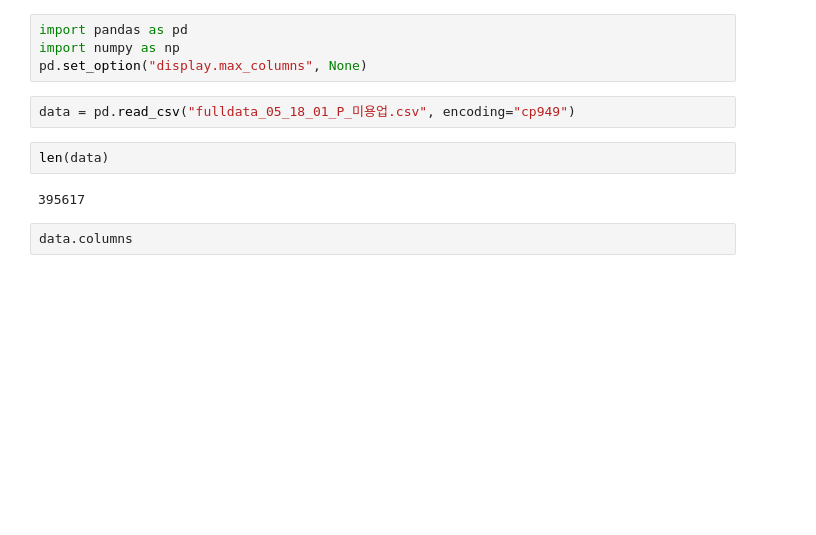
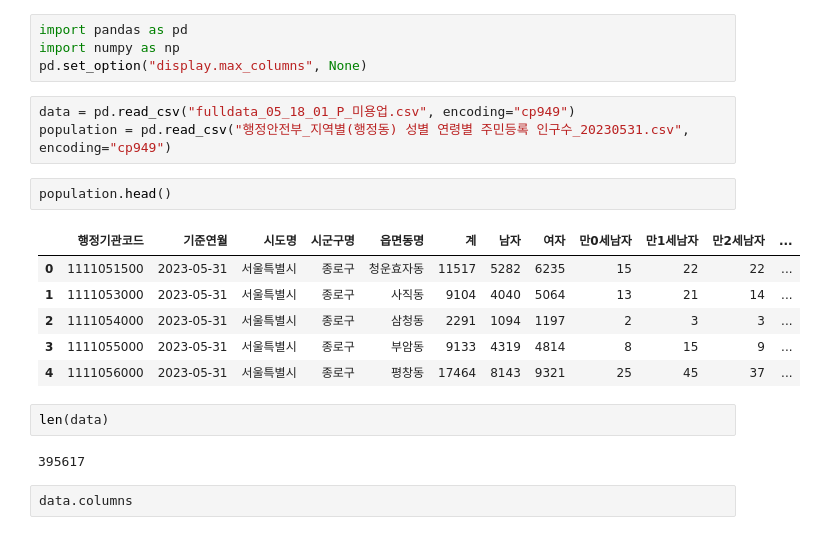
Before and after one commit to explainpark101/KU-UNEP-endterm, a Jupyter notebook: 전국미용업데이터.ipynb, the cells around one changed output. Cells and saved outputs as stored; diff of their text form; blank space fills up the shorter version.

```diff
--- a/전국미용업데이터.ipynb
+++ b/전국미용업데이터.ipynb
@@ -4,6 +4,16 @@ import numpy as np
 pd.set_option("display.max_columns", None)
 # %%
 data = pd.read_csv("fulldata_05_18_01_P_미용업.csv", encoding="cp949")
+population = pd.read_csv("행정안전부_지역별(행정동) 성별 연령별 주민등록 인구수_20230531.csv", encoding="cp949")
+# %%
+population.head()
+# %% [output]
+|  | 행정기관코드 | 기준연월 | 시도명 | 시군구명 | 읍면동명 | 계 | 남자 | 여자 | 만0세남자 | 만1세남자 | 만2세남자 | ... |
+| 0 | 1111051500 | 2023-05-31 | 서울특별시 | 종로구 | 청운효자동 | 11517 | 5282 | 6235 | 15 | 22 | 22 | ... |
+| 1 | 1111053000 | 2023-05-31 | 서울특별시 | 종로구 | 사직동 | 9104 | 4040 | 5064 | 13 | 21 | 14 | ... |
+| 2 | 1111054000 | 2023-05-31 | 서울특별시 | 종로구 | 삼청동 | 2291 | 1094 | 1197 | 2 | 3 | 3 | ... |
+| 3 | 1111055000 | 2023-05-31 | 서울특별시 | 종로구 | 부암동 | 9133 | 4319 | 4814 | 8 | 15 | 9 | ... |
+| 4 | 1111056000 | 2023-05-31 | 서울특별시 | 종로구 | 평창동 | 17464 | 8143 | 9321 | 25 | 45 | 37 | ... |
 # %%
 len(data)
 # %% [output]
```
Also changed, not shown: parts of 7 cells of this notebook, 6 other files.
